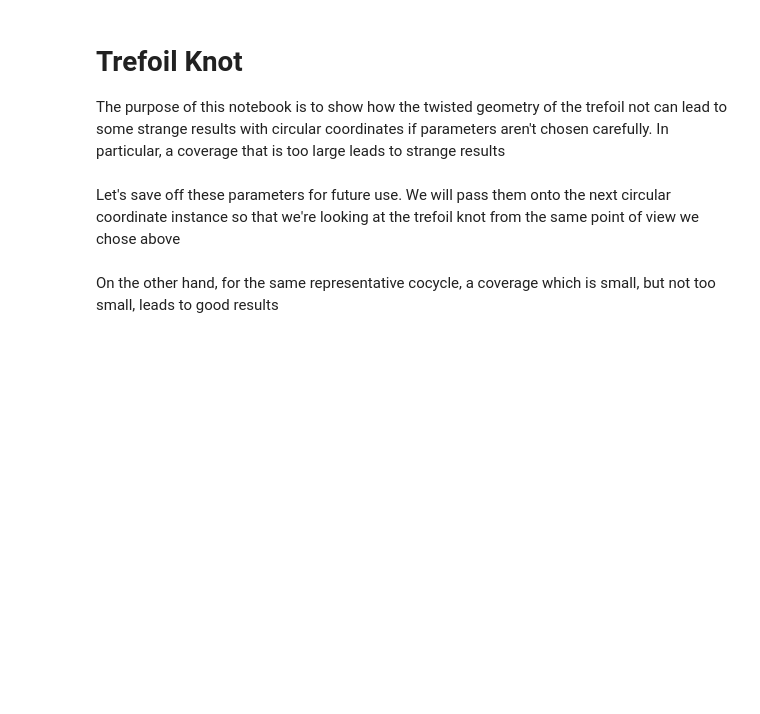
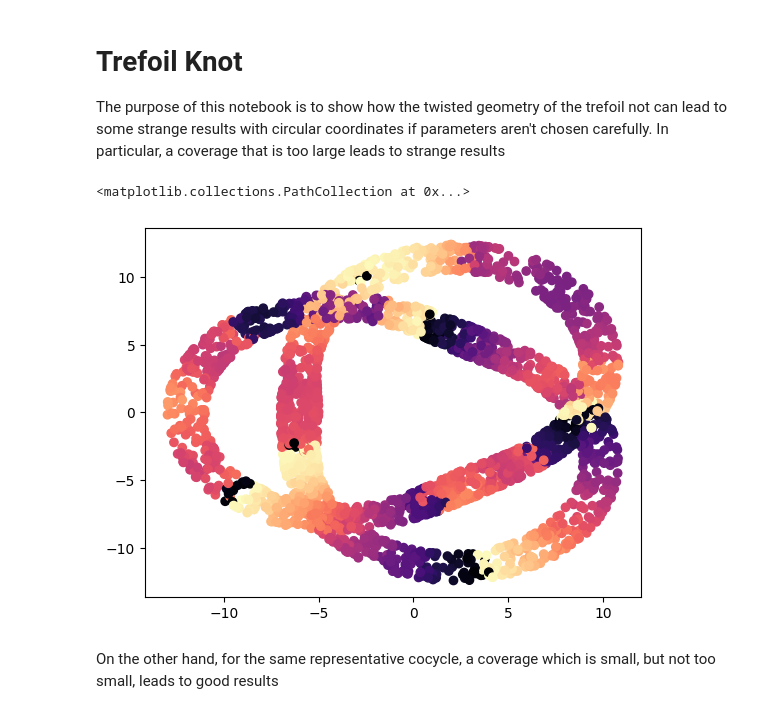
Before and after one commit to scikit-tda/DREiMac, a Jupyter notebook: notebooks/Trefoil.ipynb, the cells around one changed output. Saved outputs shown, nothing was run; the diff lists cells and outputs as text; code cells hidden in the pictures; blank space fills up the shorter version.

Commit message:
Updating trefoil notebook

```diff
--- a/notebooks/Trefoil.ipynb
+++ b/notebooks/Trefoil.ipynb
@@ -4,22 +4,24 @@ The purpose of this notebook is to show how the twisted geometry of the trefoil
 # %%
 # Do imports
 import matplotlib.pyplot as plt
 import numpy as np
 from dreimac import CircularCoords
 
 # Setup trefoil knot
 np.random.seed(0)
 n_data = 2500
 u = 4*np.pi*np.random.rand(n_data)
 v = 2*np.pi*np.random.rand(n_data)
 X = np.zeros((n_data, 3))
 X[:, 0] = np.cos(u)*np.cos(v) + 6*np.cos(u)*(1.5+np.sin(1.5*u)/2)
 X[:, 1] = np.sin(u)*np.cos(v) + 6*np.sin(u)*(1.5+np.sin(1.5*u)/2)
 X[:, 2] = np.sin(v) + 4*np.cos(1.5*u)
 
 # Do interactive plot
 prime = 41
 cc = CircularCoords(X, 100, prime = prime)
-cc.plot_dimreduced(X)
+thetas = cc.get_coordinates(perc=0.9, cocycle_idx=[0])
+plt.scatter(X[:, 0], X[:, 1], c=thetas, cmap='magma_r')
+# %% [output]
+<matplotlib.collections.PathCollection at 0x...>
+[figure, added]
-# %% [markdown]
-Let's save off these parameters for future use.  We will pass them onto the next circular coordinate instance so that we're looking at the trefoil knot from the same point of view we chose above
```
Also changed, not shown: parts of 3 cells of this notebook, 2 other files.
